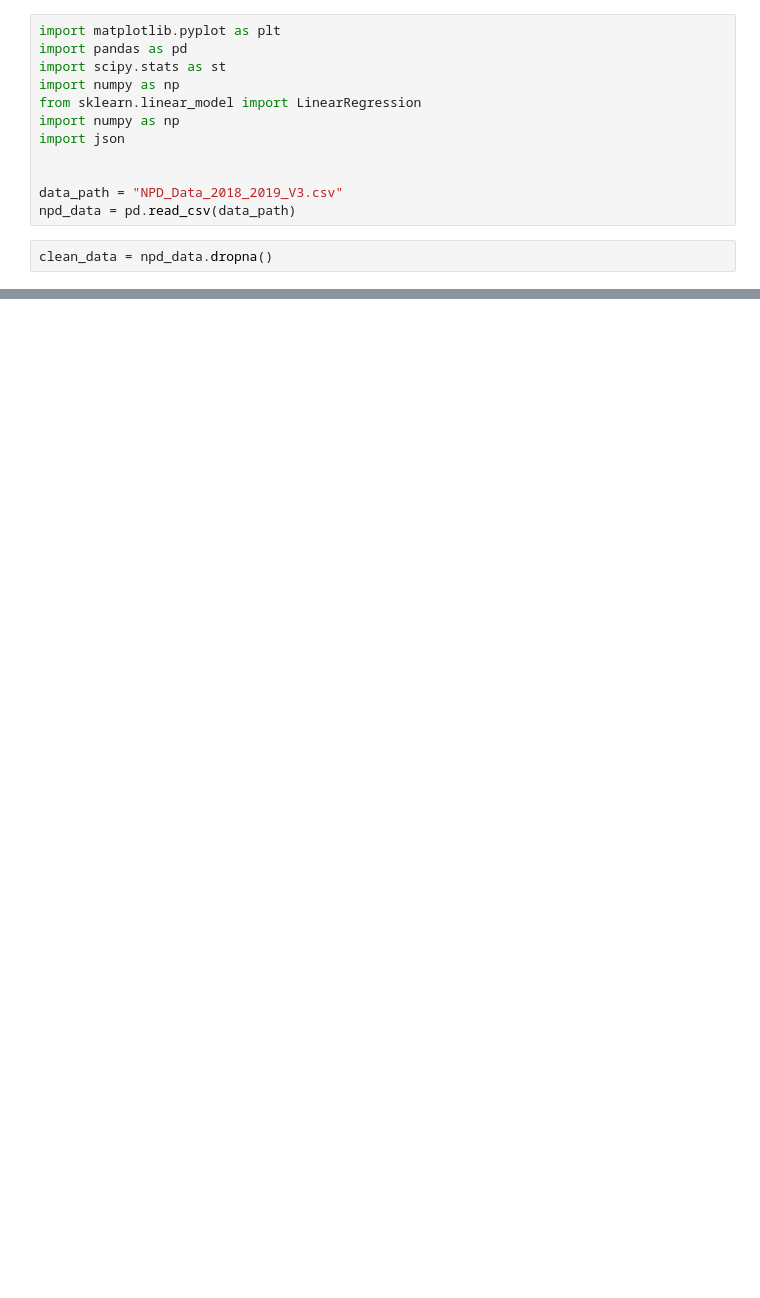
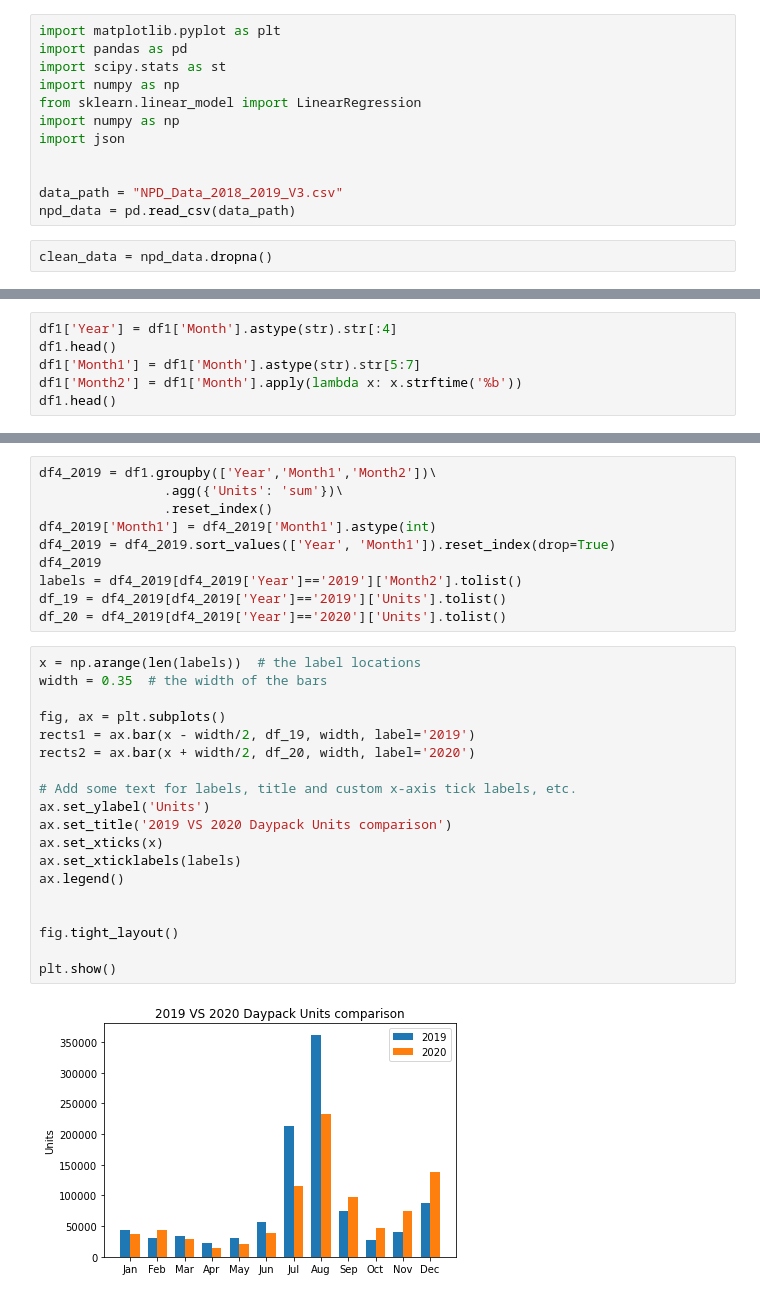
Before and after one commit to lstark85/Project1, a Jupyter notebook: starter_code.ipynb, the cells around one changed output, grey strips where cells are left out. Cells and saved outputs as stored; diff of their text form; blank space fills up the shorter version.

```diff
--- a/starter_code.ipynb
+++ b/starter_code.ipynb
@@ -14,0 +65,6 @@ clean_data = npd_data.dropna()
+# %%
+df1['Year'] = df1['Month'].astype(str).str[:4]
+df1.head()
+df1['Month1'] = df1['Month'].astype(str).str[5:7]
+df1['Month2'] = df1['Month'].apply(lambda x: x.strftime('%b'))
+df1.head()
@@ -14,0 +78,31 @@ clean_data = npd_data.dropna()
+# %%
+df4_2019 = df1.groupby(['Year','Month1','Month2'])\
+                .agg({'Units': 'sum'})\
+                .reset_index()
+df4_2019['Month1'] = df4_2019['Month1'].astype(int)
+df4_2019 = df4_2019.sort_values(['Year', 'Month1']).reset_index(drop=True)
+df4_2019
+labels = df4_2019[df4_2019['Year']=='2019']['Month2'].tolist()
+df_19 = df4_2019[df4_2019['Year']=='2019']['Units'].tolist()
+df_20 = df4_2019[df4_2019['Year']=='2020']['Units'].tolist()
+# %%
+x = np.arange(len(labels))  # the label locations
+width = 0.35  # the width of the bars
+
+fig, ax = plt.subplots()
+rects1 = ax.bar(x - width/2, df_19, width, label='2019')
+rects2 = ax.bar(x + width/2, df_20, width, label='2020')
+
+# Add some text for labels, title and custom x-axis tick labels, etc.
+ax.set_ylabel('Units')
+ax.set_title('2019 VS 2020 Daypack Units comparison')
+ax.set_xticks(x)
+ax.set_xticklabels(labels)
+ax.legend()
+
+
+fig.tight_layout()
+
+plt.show()
+# %% [output]
+[figure, added]
```
Also changed, not shown: parts of 7 cells of this notebook.
